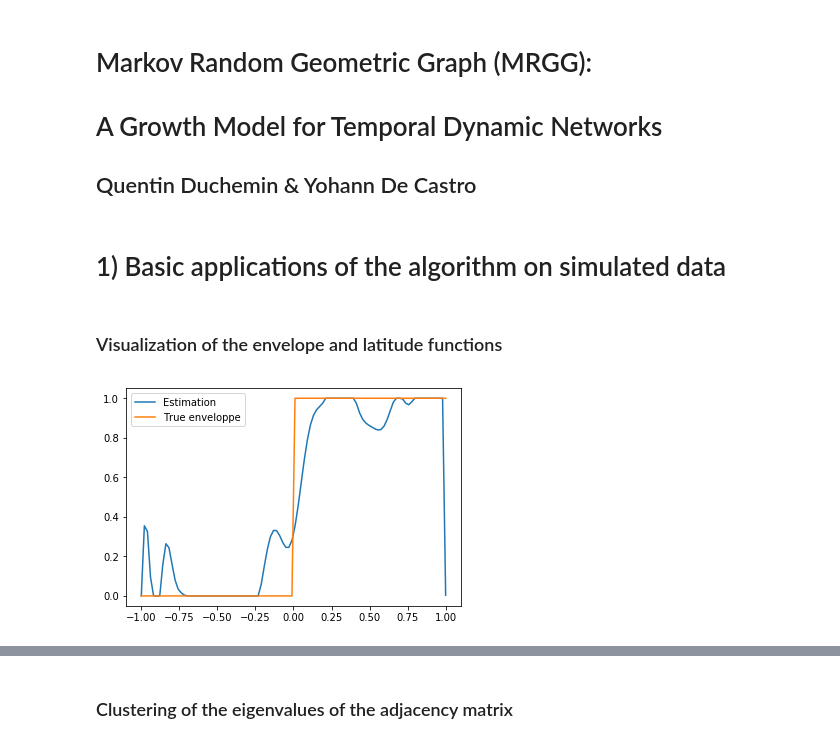
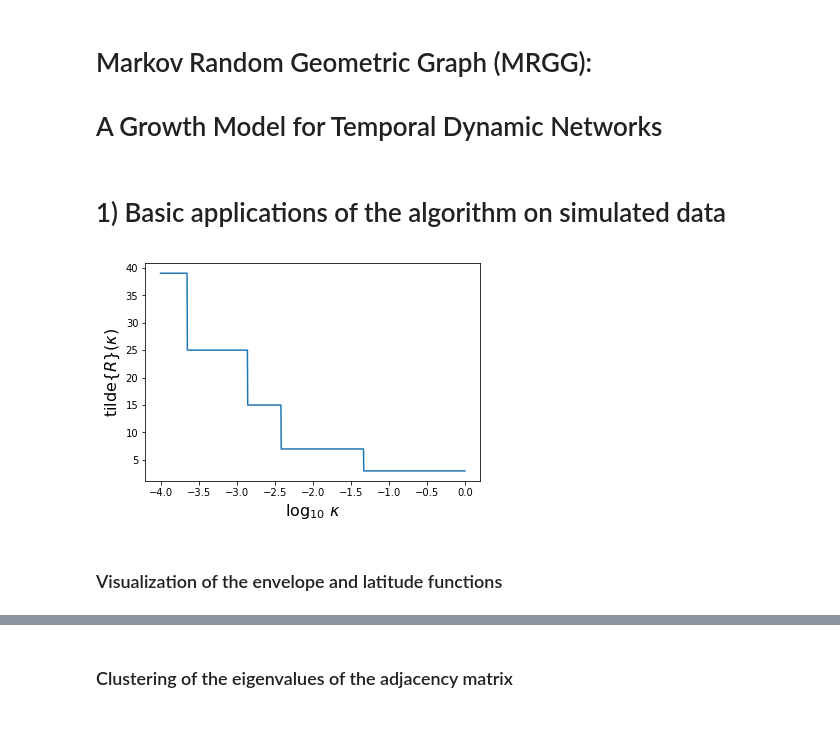
Before and after one commit to quentin-duchemin/Markovian-random-geometric-graph, a Jupyter notebook: Experiments.ipynb, the cells around one changed output, grey strips where cells are left out. Cells and saved outputs as stored; diff of their text form; code cells hidden in the pictures.

```diff
--- a/Experiments.ipynb
+++ b/Experiments.ipynb
@@ -1,9 +1,6 @@
 # %% [markdown]
 # Markov Random Geometric Graph (MRGG):
 # A Growth Model for Temporal Dynamic Networks
-
-
-## Quentin Duchemin \& Yohann De Castro
 # %%
 from MRGG.Graph import Graph
 import numpy as np
@@ -14,13 +11,12 @@ import os
 # %% [markdown]
 # 1) Basic applications of the algorithm on simulated data
 # %%
-n = 1000
+np.random.seed(2)
+n = 1500
 dimension = 3
-G = Graph(n,dimension, sampling_type='markov',enveloppe='heaviside',latitude='mixture', sparsity = 1)
-G.SCCHEi_with_R_search()
+G = Graph(n,dimension, sampling_type='markov',envelope='heaviside',latitude='mixture', sparsity = 1)
+G.SCCHEi_with_R_search(listeR=[i for i in range(1,20)], figure=True)
+# %% [output]
+[figure, added]
 # %% [markdown]
 ### Visualization of the envelope and latitude functions
-# %%
-G.plot_estimation_enveloppe()
-# %% [output]
-[figure, removed]
```
Also changed, not shown: parts of 14 cells of this notebook, 11 other files.
